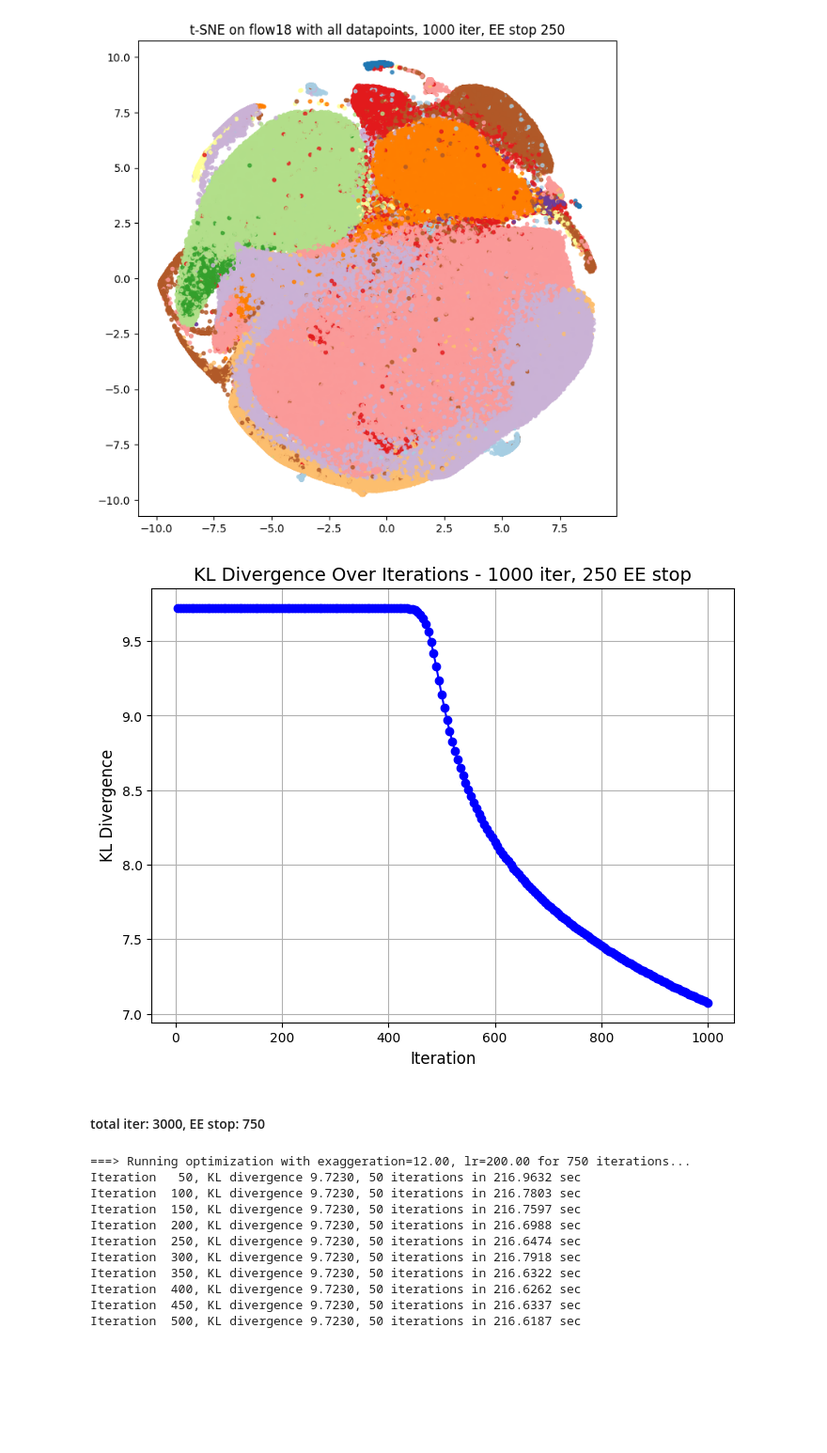
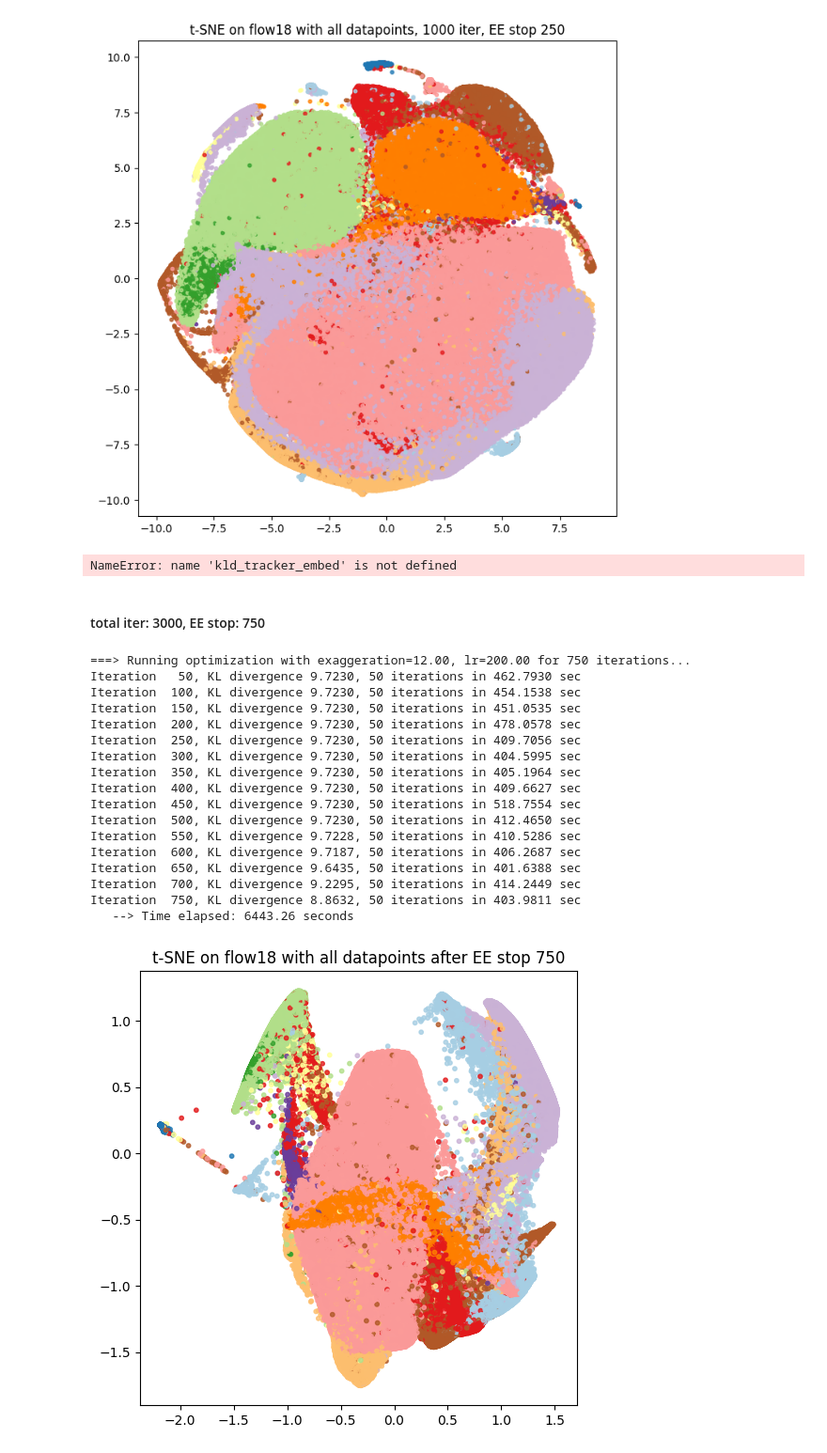
Before and after one commit to giSolve/thesis, a Jupyter notebook: code/replicating_opt-SNE.ipynb, the cells around one changed output. Shown at 94% size. Drawn from its saved outputs; the diff is of its cells as text; code cells hidden in the pictures; blank space fills up the shorter version.

```diff
--- a/code/replicating_opt-SNE.ipynb
+++ b/code/replicating_opt-SNE.ipynb
@@ -107,6 +107,7 @@ init = openTSNE.initialization.random(n_samples=len(features) ,random_state=12,
 embedding = openTSNE.TSNEEmbedding(
     init,
     affinites,
+    random_state=12,
     verbose=True
 )
 # %% [markdown]
@@ -209,14 +210,14 @@ iterations, errors = zip(*(kld_tracker_EE.kl_divergences + adjusted_divergences)
 
 # Plot KL Divergences
 plt.figure(figsize=(8, 6))
-plt.plot(iterations, errors, marker='o', linestyle='-', color='b')
+plt.plot(iterations, errors, linestyle='-', color='b')
 plt.title("KL Divergence Over Iterations - 1000 iter, 250 EE stop", fontsize=14)
 plt.xlabel("Iteration", fontsize=12)
 plt.ylabel("KL Divergence", fontsize=12)
 plt.grid(True)
 plt.show()
 # %% [output]
-[figure, removed]
+NameError: name 'kld_tracker_embed' is not defined
 # %% [markdown]
 #### total iter: 3000, EE stop: 750
 # %%
@@ -233,16 +234,22 @@ flow3000_embedding = embedding.optimize(
 )
 # %% [output]
 ===> Running optimization with exaggeration=12.00, lr=200.00 for 750 iterations...
-Iteration   50, KL divergence 9.7230, 50 iterations in 216.9632 sec
-Iteration  100, KL divergence 9.7230, 50 iterations in 216.7803 sec
-Iteration  150, KL divergence 9.7230, 50 iterations in 216.7597 sec
-Iteration  200, KL divergence 9.7230, 50 iterations in 216.6988 sec
-Iteration  250, KL divergence 9.7230, 50 iterations in 216.6474 sec
-Iteration  300, KL divergence 9.7230, 50 iterations in 216.7918 sec
-Iteration  350, KL divergence 9.7230, 50 iterations in 216.6322 sec
-Iteration  400, KL divergence 9.7230, 50 iterations in 216.6262 sec
-Iteration  450, KL divergence 9.7230, 50 iterations in 216.6337 sec
-Iteration  500, KL divergence 9.7230, 50 iterations in 216.6187 sec
+Iteration   50, KL divergence 9.7230, 50 iterations in 462.7930 sec
+Iteration  100, KL divergence 9.7230, 50 iterations in 454.1538 sec
+Iteration  150, KL divergence 9.7230, 50 iterations in 451.0535 sec
+Iteration  200, KL divergence 9.7230, 50 iterations in 478.0578 sec
+Iteration  250, KL divergence 9.7230, 50 iterations in 409.7056 sec
+Iteration  300, KL divergence 9.7230, 50 iterations in 404.5995 sec
+Iteration  350, KL divergence 9.7230, 50 iterations in 405.1964 sec
+Iteration  400, KL divergence 9.7230, 50 iterations in 409.6627 sec
+Iteration  450, KL divergence 9.7230, 50 iterations in 518.7554 sec
+Iteration  500, KL divergence 9.7230, 50 iterations in 412.4650 sec
+Iteration  550, KL divergence 9.7228, 50 iterations in 410.5286 sec
+Iteration  600, KL divergence 9.7187, 50 iterations in 406.2687 sec
+Iteration  650, KL divergence 9.6435, 50 iterations in 401.6388 sec
+Iteration  700, KL divergence 9.2295, 50 iterations in 414.2449 sec
+Iteration  750, KL divergence 8.8632, 50 iterations in 403.9811 sec
+   --> Time elapsed: 6443.26 seconds
 # %%
 # Convert to DataFrame
 embedding_df = pd.DataFrame(flow3000_embedding, columns=['x', 'y'])
@@ -252,15 +259,17 @@ embedding_df.to_csv('data/flow3000_afterEE.csv', index=False)
 # %%
-plt.figure(figsize=(8, 8))
+plt.figure(figsize=(6, 6))
 scatter = plt.scatter(
     flow3000_embedding[:, 0],
     flow3000_embedding[:, 1],
     c=labels,
     cmap=plt.colormaps.get_cmap('Paired'),
     s=10,
     alpha=0.8
 )
 plt.title("t-SNE on flow18 with all datapoints after EE stop 750")
 plt.show()
+# %% [output]
+[figure, added]
 # %%
 # step 5: embedding phase of t-SNE
 kld_tracker_embed2 = KLDTracker(record_every=5)
```
Also changed, not shown: parts of 7 cells of this notebook, 7 other files.
